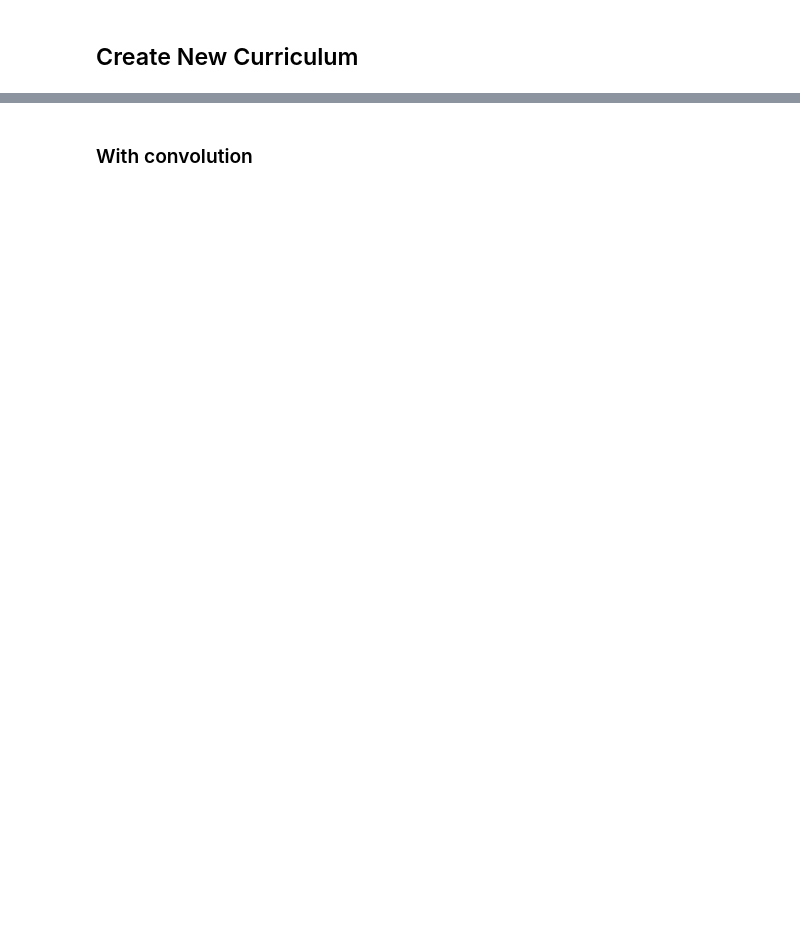
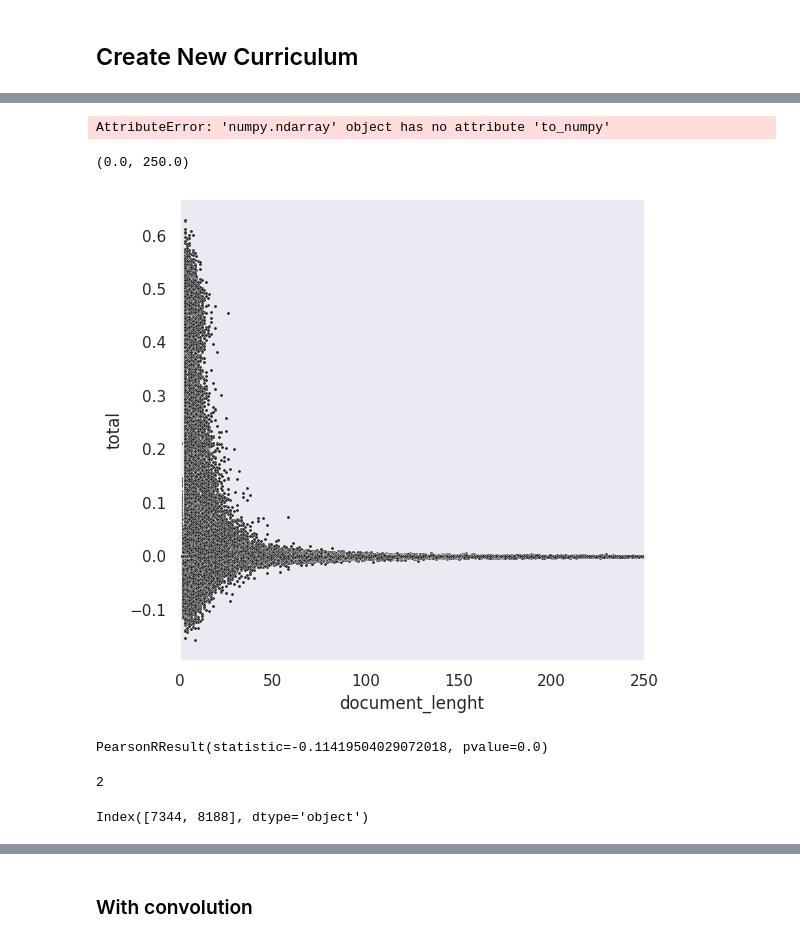
Before and after one commit to loris3/babylm, a Jupyter notebook: merge.ipynb, the cells around one changed output, grey strips where cells are left out. Drawn from its saved outputs; the diff is of its cells as text; code cells hidden in the pictures; blank space fills up the shorter version.

```diff
--- a/merge.ipynb
+++ b/merge.ipynb
@@ -350,3 +151,47 @@ df[17990:]
+# %%
+import matplotlib.pyplot as plt
+plt.imshow(s.to_numpy().T,aspect="auto",interpolation="none")
+ax = plt.gca()
+ax.get_xaxis().get_major_formatter().set_scientific(False)
+ax.set_xticks([], [])
+ax.set_yticks(np.arange(0.5, len(df.columns[0:-4]), 1))
+ax.grid(color='w', linestyle='-', linewidth=1)
+
+ax.get_yaxis().get_major_formatter().set_scientific(False)
+# %% [output]
+AttributeError: 'numpy.ndarray' object has no attribute 'to_numpy'
+# %%
+import numpy as np
+import seaborn as sns
+import matplotlib.pyplot as plt
+sns.set_theme(style="dark")
+
+# Simulate data from a bivariate Gaussian
+
+x, y =df["document_lenght"],df["total"]
+
+# Draw a combo histogram and scatterplot with density contours
+f, ax = plt.subplots(figsize=(6, 6))
+sns.scatterplot(x=x, y=y, s=5, color=".15")
+# sns.histplot(x=x, y=y, bins=50, pthresh=.1, cmap="mako")
+ax.set_xlim(0,250)
+# sns.kdeplot(x=x, y=y, levels=5, color="w", linewidths=1)
+# %% [output]
+(0.0, 250.0)
+[figure, added]
+# %%
+import scipy.stats as stats
+stats.pearsonr(df["total"],df["document_lenght"],alternative="two-sided")
+# %% [output]
+PearsonRResult(statistic=-0.11419504029072018, pvalue=0.0)
+# %%
+len(df.columns[0:-4])
+# %% [output]
+2
+# %%
+df.columns[0:-4]
+# %% [output]
+Index([7344, 8188], dtype='object')
 # %%
 NUM_DOCS_STAGE = len(df) // NUM_STAGES
 NUM_DOCS_STAGE
```
Also changed, not shown: parts of 75 cells of this notebook, 4 other files.
